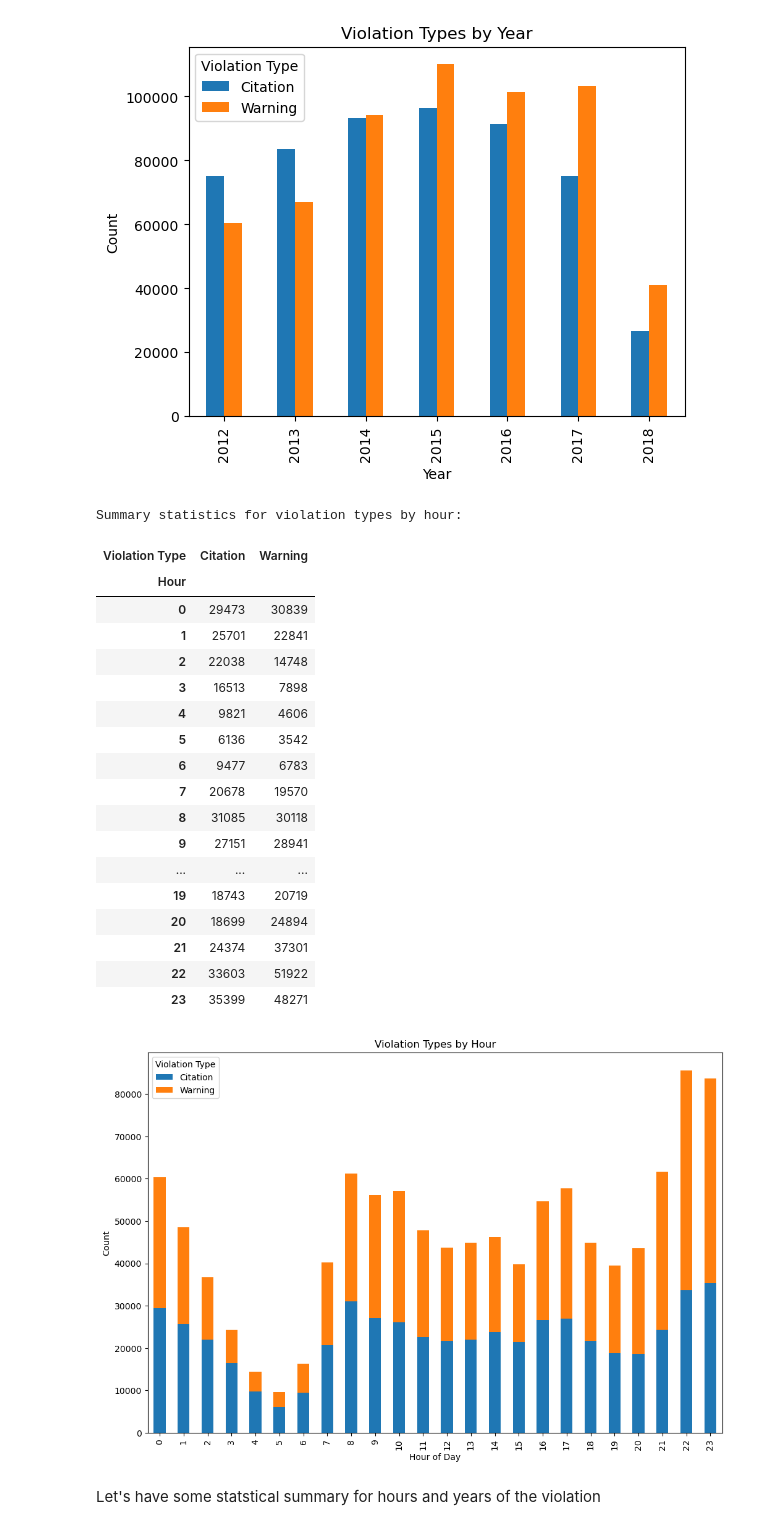
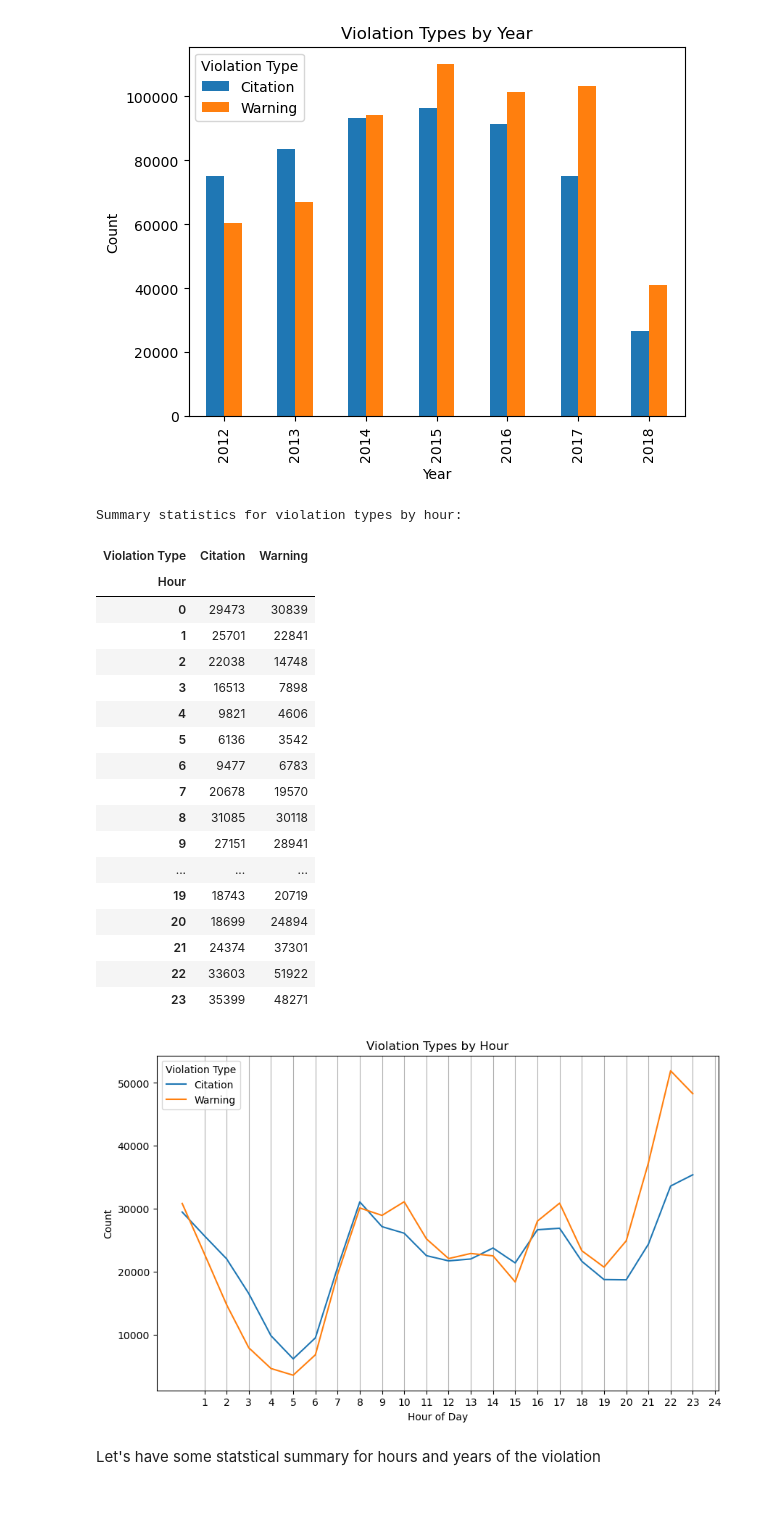
Before and after one commit to Yilalu/CMSC320project, a Jupyter notebook: CMCS320_Final_Project.ipynb, the cells around one changed output. Saved outputs shown, nothing was run; the diff lists cells and outputs as text; code cells hidden in the pictures; blank space fills up the shorter version.

```diff
--- a/CMCS320_Final_Project.ipynb
+++ b/CMCS320_Final_Project.ipynb
@@ -35,7 +36,7 @@ from scipy.stats import zscore, chi2_contingency
 Load Traffic_Violations.csv dataset into traf_df dataframe and display the dataframe.
 # %%
 #Display the dataframe after loading the csv file
-traf_df = pd.read_csv("Traffic_Violations.csv")
+traf_df = pd.read_csv("CMSC320project/Traffic_Violations.csv")
 traf_df.head()
 # %% [output]
 |  | Date Of Stop | Time Of Stop | Agency | SubAgency | Description | Location | Latitude | Longitude | Accident | ... |
@@ -459,39 +460,44 @@ See the caveats in the documentation: https://pandas.pydata.org/pandas-docs/stab
 | 2018 | 26800 | 40899 |
 [figure]
 # %%
-# Summary statistics for violation types by hour
+import matplotlib.pyplot as plt
+
+# Grouping and summarizing the data
 violation_by_hour = traf_df.groupby('Hour')['Violation Type'].value_counts().unstack(fill_value=0)
 print("Summary statistics for violation types by hour:")
 display(violation_by_hour)
 
-# Plot violation types by hour
-violation_by_hour.plot(kind='bar', stacked=True, figsize=(12, 8))
-plt.title('Violation Types by Hour')
-plt.xlabel('Hour of Day')
-plt.ylabel('Count')
-plt.legend(title='Violation Type')
+# Plotting violation types by hour
+ax = violation_by_hour.plot(figsize=(10, 6))
+ax.set_title('Violation Types by Hour')
+ax.set_xlabel('Hour of Day')
+ax.set_ylabel('Count')
+ax.legend(title='Violation Type')
+ax.set_xticks(range(1, 25))
+ax.xaxis.grid(True, which='both')
+
 plt.show()
 # %% [output]
 Summary statistics for violation types by hour:
 | Violation Type | Citation | Warning |
 | Hour |  |  |
 | 0 | 29473 | 30839 |
 | 1 | 25701 | 22841 |
 | 2 | 22038 | 14748 |
 | 3 | 16513 | 7898 |
 | 4 | 9821 | 4606 |
 | 5 | 6136 | 3542 |
 | 6 | 9477 | 6783 |
 | 7 | 20678 | 19570 |
 | 8 | 31085 | 30118 |
 | 9 | 27151 | 28941 |
 | ... | ... | ... |
 | 19 | 18743 | 20719 |
 | 20 | 18699 | 24894 |
 | 21 | 24374 | 37301 |
 | 22 | 33603 | 51922 |
 | 23 | 35399 | 48271 |
-[figure, old version]
+[figure, new version]
 # %% [markdown]
 Let's have some statstical summary for hours and years of the violation
 # %%
```
Also changed, not shown: parts of 21 cells of this notebook.
